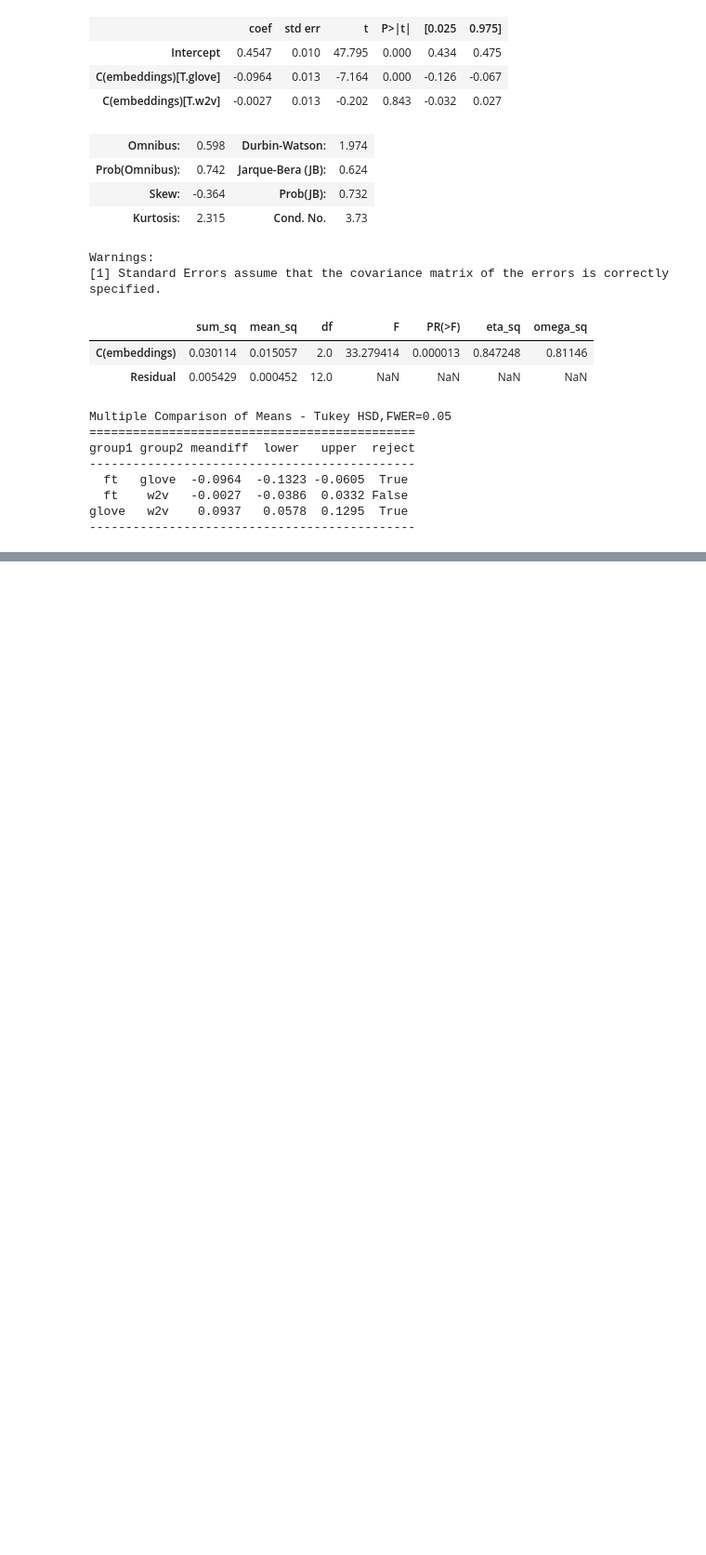
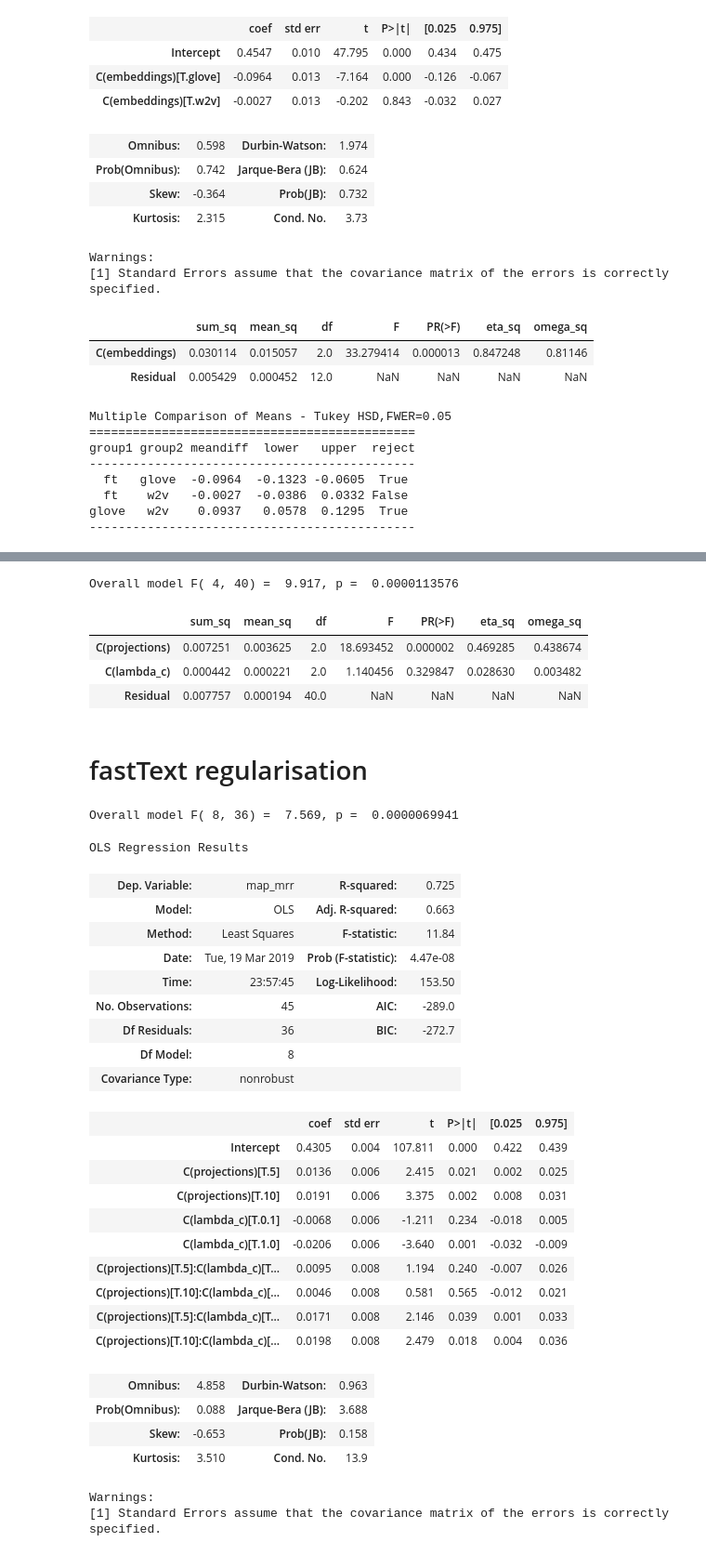
Before and after one commit to jfarrugia-uom/hyperstar, a Jupyter notebook: ANOVA Analysis CRIM.ipynb, the cells around one changed output, grey strips where cells are left out. Shown at 93% size. Saved outputs shown, nothing was run; the diff lists cells and outputs as text; code cells hidden in the pictures; blank space fills up the shorter version.

```diff
--- a/ANOVA Analysis CRIM.ipynb
+++ b/ANOVA Analysis CRIM.ipynb
@@ -785,0 +960,59 @@ glove   w2v    0.0937   0.0578  0.1295  True
+# %%
+w2v_regul_model = ols('map_mrr ~ C(projections)+C(lambda_c)', w2v_regul).fit()
+
+# Seeing if the overall model is significant
+print_model(w2v_regul_model)
+# %% [output]
+Overall model F( 4, 40) =  9.917, p =  0.0000113576
+# %%
+res = sm.stats.anova_lm(w2v_regul_model, type=1)
+anova_table(res)
+# %% [output]
+|  | sum_sq | mean_sq | df | F | PR(>F) | eta_sq | omega_sq |
+| C(projections) | 0.007251 | 0.003625 | 2.0 | 18.693452 | 0.000002 | 0.469285 | 0.438674 |
+| C(lambda_c) | 0.000442 | 0.000221 | 2.0 | 1.140456 | 0.329847 | 0.028630 | 0.003482 |
+| Residual | 0.007757 | 0.000194 | 40.0 | NaN | NaN | NaN | NaN |
+# %% [markdown]
+# fastText regularisation
+# %%
+ft_regul = df.loc[(df.embeddings=='ft')& (df.negative_count==5),]
+
+# Fits the model with the interaction term
+# This will also automatically include the main effects for each factor
+ft_regul_model = ols('map_mrr ~ C(projections)*C(lambda_c)', ft_regul).fit()
+
+# Seeing if the overall model is significant
+print_model(ft_regul_model)
+
+# the interaction model is significant, F(8, 36) = 11.23, p<< 0.05
+# %% [output]
+Overall model F( 8, 36) =  7.569, p =  0.0000069941
+# %%
+ft_regul_model.summary()
+# %% [output]
+OLS Regression Results
+| Dep. Variable: | map_mrr | R-squared: | 0.725 |
+| Model: | OLS | Adj. R-squared: | 0.663 |
+| Method: | Least Squares | F-statistic: | 11.84 |
+| Date: | Tue, 19 Mar 2019 | Prob (F-statistic): | 4.47e-08 |
+| Time: | 23:57:45 | Log-Likelihood: | 153.50 |
+| No. Observations: | 45 | AIC: | -289.0 |
+| Df Residuals: | 36 | BIC: | -272.7 |
+| Df Model: | 8 |  |  |
+| Covariance Type: | nonrobust |  |  |
+|  | coef | std err | t | P>|t| | [0.025 | 0.975] |
+| Intercept | 0.4305 | 0.004 | 107.811 | 0.000 | 0.422 | 0.439 |
+| C(projections)[T.5] | 0.0136 | 0.006 | 2.415 | 0.021 | 0.002 | 0.025 |
+| C(projections)[T.10] | 0.0191 | 0.006 | 3.375 | 0.002 | 0.008 | 0.031 |
+| C(lambda_c)[T.0.1] | -0.0068 | 0.006 | -1.211 | 0.234 | -0.018 | 0.005 |
+| C(lambda_c)[T.1.0] | -0.0206 | 0.006 | -3.640 | 0.001 | -0.032 | -0.009 |
+| C(projections)[T.5]:C(lambda_c)[T... | 0.0095 | 0.008 | 1.194 | 0.240 | -0.007 | 0.026 |
+| C(projections)[T.10]:C(lambda_c)[... | 0.0046 | 0.008 | 0.581 | 0.565 | -0.012 | 0.021 |
+| C(projections)[T.5]:C(lambda_c)[T... | 0.0171 | 0.008 | 2.146 | 0.039 | 0.001 | 0.033 |
+| C(projections)[T.10]:C(lambda_c)[... | 0.0198 | 0.008 | 2.479 | 0.018 | 0.004 | 0.036 |
+| Omnibus: | 4.858 | Durbin-Watson: | 0.963 |
+| Prob(Omnibus): | 0.088 | Jarque-Bera (JB): | 3.688 |
+| Skew: | -0.653 | Prob(JB): | 0.158 |
+| Kurtosis: | 3.510 | Cond. No. | 13.9 |
+Warnings:
+[1] Standard Errors assume that the covariance matrix of the errors is correctly specified.
```
Also changed, not shown: parts of 35 cells of this notebook, 2 other files.
